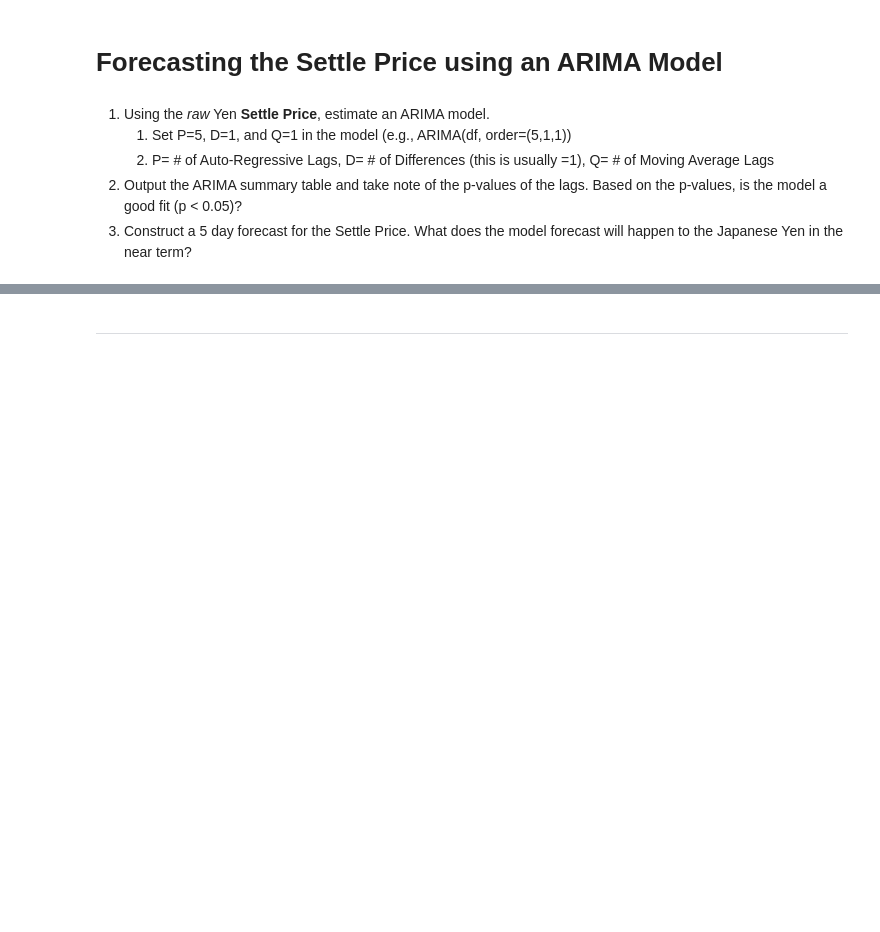
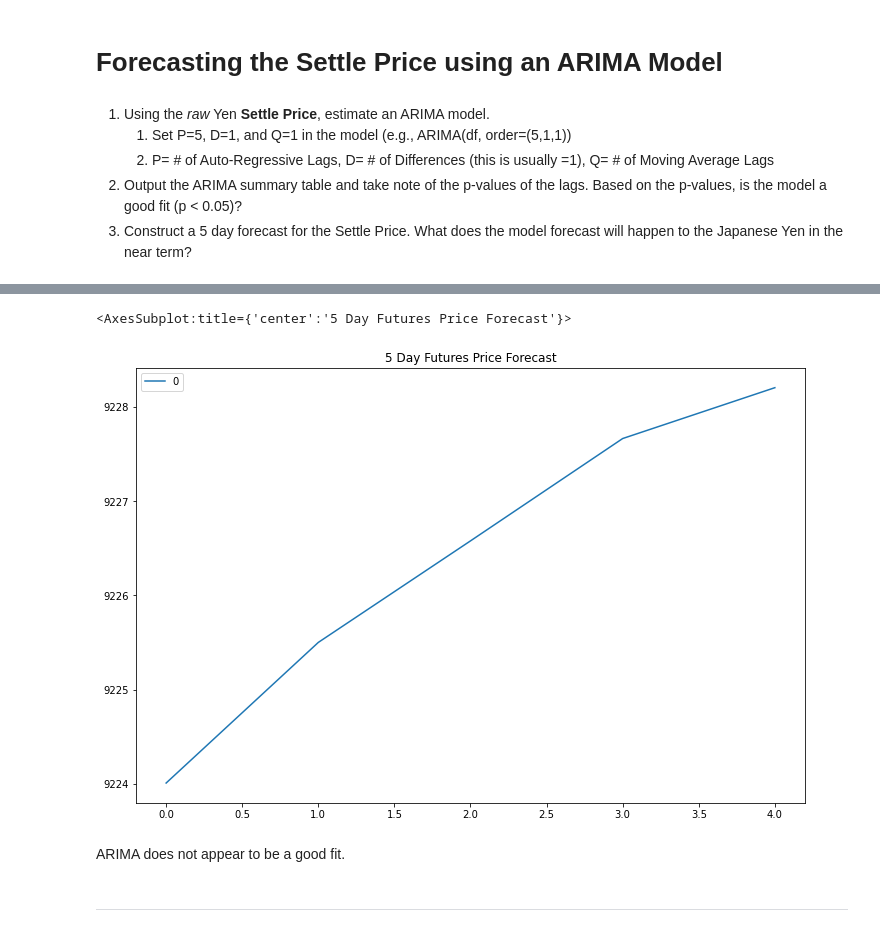
Before and after one commit to jonowens/a_yen_for_the_future, a Jupyter notebook: time_series_analysis.ipynb, the cells around one changed output, grey strips where cells are left out. Cells and saved outputs as stored; diff of their text form; code cells hidden in the pictures; blank space fills up the shorter version.

```diff
--- a/time_series_analysis.ipynb
+++ b/time_series_analysis.ipynb
@@ -200,3 +196,11 @@ Roots
+# %%
+# Plot the 5 Day Price Forecast
+pd.DataFrame(results.forecast(steps=5)[0]).plot(title='5 Day Futures Price Forecast', figsize=(12,8))
+# %% [output]
+<AxesSubplot:title={'center':'5 Day Futures Price Forecast'}>
+[figure, added]
+# %% [markdown]
+ARIMA does not appear to be a good fit.
 # %% [markdown]
 ---
 # %% [markdown]
```
Also changed, not shown: parts of 5 cells of this notebook.
